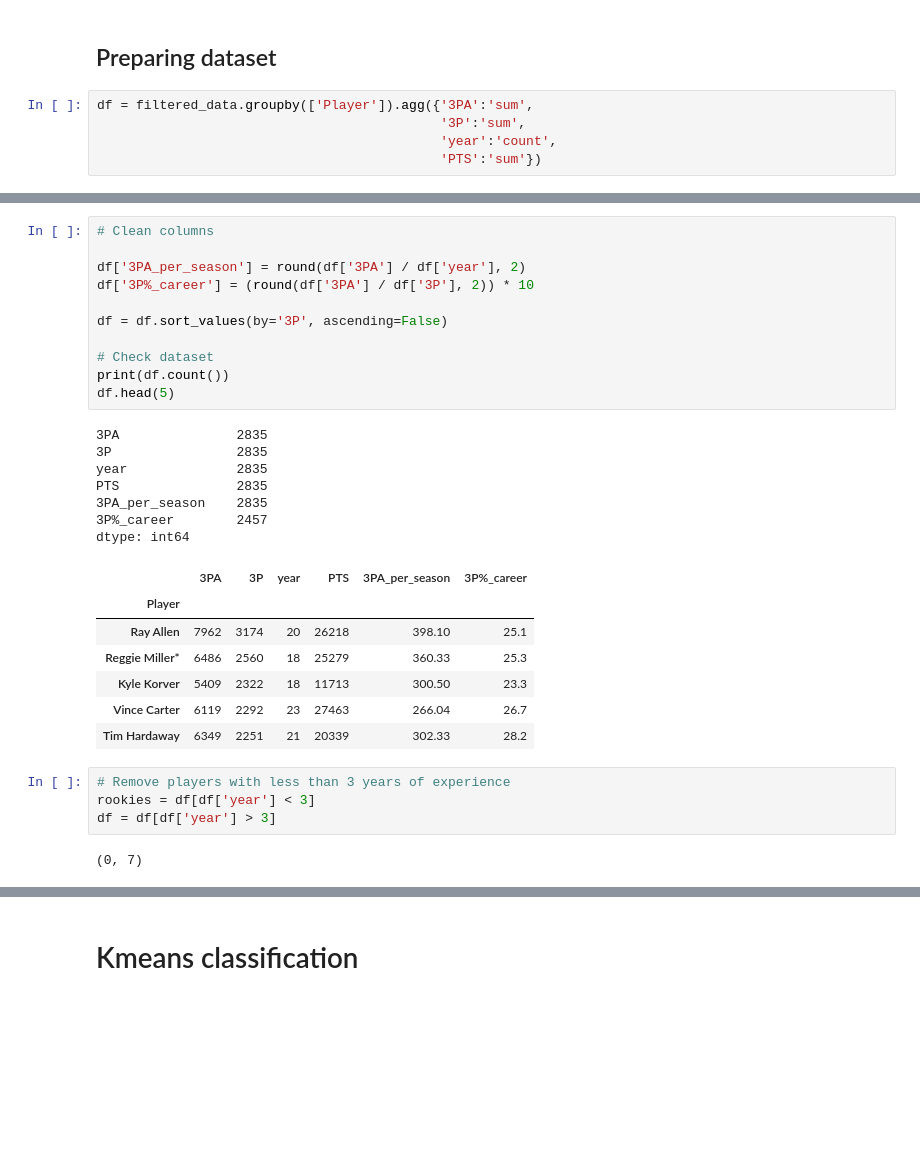
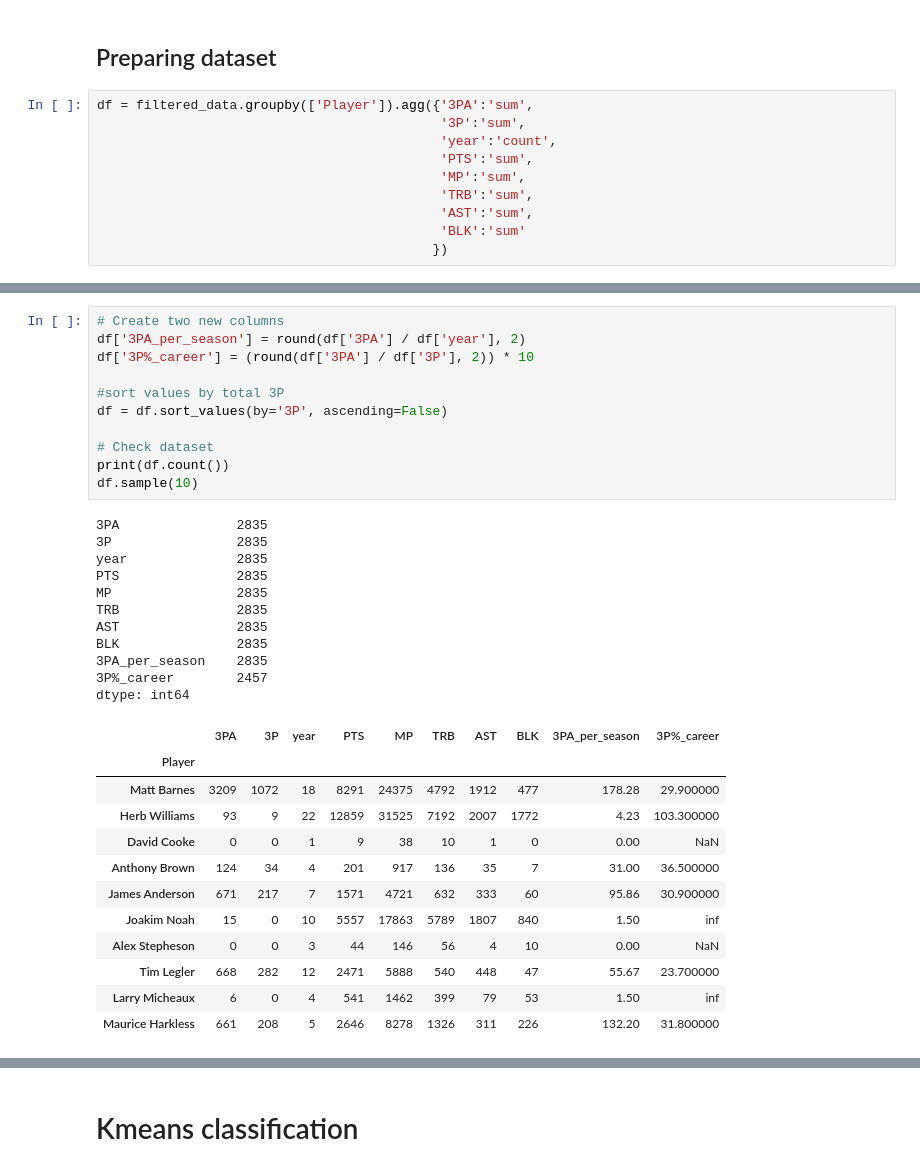
Before and after one commit to cmdelaserna/nba-models, a Jupyter notebook: nba-notebooks/RM-classification.ipynb, the cells around one changed output, grey strips where cells are left out. Drawn from its saved outputs; the diff is of its cells as text; blank space fills up the shorter version.

```diff
--- a/nba-notebooks/RM-classification.ipynb
+++ b/nba-notebooks/RM-classification.ipynb
@@ -101,4 +101,9 @@ from sklearn.cluster import KMeans
 df = filtered_data.groupby(['Player']).agg({'3PA':'sum',
                                             '3P':'sum',
                                             'year':'count',
-                                            'PTS':'sum'})
+                                            'PTS':'sum',
+                                            'MP':'sum',
+                                            'TRB':'sum',
+                                            'AST':'sum',
+                                            'BLK':'sum'
+                                           })
@@ -105,35 +125,38 @@ df = filtered_data.groupby(['Player']).agg({'3PA':'sum',
 # %%
-# Clean columns
-
+# Create two new columns
 df['3PA_per_season'] = round(df['3PA'] / df['year'], 2)
 df['3P%_career'] = (round(df['3PA'] / df['3P'], 2)) * 10
 
+#sort values by total 3P
 df = df.sort_values(by='3P', ascending=False)
 
 # Check dataset
 print(df.count())
-df.head(5)
+df.sample(10)
 # %% [output]
 3PA               2835
 3P                2835
 year              2835
 PTS               2835
+MP                2835
+TRB               2835
+AST               2835
+BLK               2835
 3PA_per_season    2835
 3P%_career        2457
 dtype: int64
-|  | 3PA | 3P | year | PTS | 3PA_per_season | 3P%_career |
-| Player |  |  |  |  |  |  |
-| Ray Allen | 7962 | 3174 | 20 | 26218 | 398.10 | 25.1 |
-| Reggie Miller* | 6486 | 2560 | 18 | 25279 | 360.33 | 25.3 |
-| Kyle Korver | 5409 | 2322 | 18 | 11713 | 300.50 | 23.3 |
-| Vince Carter | 6119 | 2292 | 23 | 27463 | 266.04 | 26.7 |
-| Tim Hardaway | 6349 | 2251 | 21 | 20339 | 302.33 | 28.2 |
+|  | 3PA | 3P | year | PTS | MP | TRB | AST | BLK | 3PA_per_season | 3P%_career |
+| Player |  |  |  |  |  |  |  |  |  |  |
+| Matt Barnes | 3209 | 1072 | 18 | 8291 | 24375 | 4792 | 1912 | 477 | 178.28 | 29.900000 |
+| Herb Williams | 93 | 9 | 22 | 12859 | 31525 | 7192 | 2007 | 1772 | 4.23 | 103.300000 |
+| David Cooke | 0 | 0 | 1 | 9 | 38 | 10 | 1 | 0 | 0.00 | NaN |
+| Anthony Brown | 124 | 34 | 4 | 201 | 917 | 136 | 35 | 7 | 31.00 | 36.500000 |
+| James Anderson | 671 | 217 | 7 | 1571 | 4721 | 632 | 333 | 60 | 95.86 | 30.900000 |
+| Joakim Noah | 15 | 0 | 10 | 5557 | 17863 | 5789 | 1807 | 840 | 1.50 | inf |
+| Alex Stepheson | 0 | 0 | 3 | 44 | 146 | 56 | 4 | 10 | 0.00 | NaN |
+| Tim Legler | 668 | 282 | 12 | 2471 | 5888 | 540 | 448 | 47 | 55.67 | 23.700000 |
+| Larry Micheaux | 6 | 0 | 4 | 541 | 1462 | 399 | 79 | 53 | 1.50 | inf |
+| Maurice Harkless | 661 | 208 | 5 | 2646 | 8278 | 1326 | 311 | 226 | 132.20 | 31.800000 |
-# %%
-# Remove players with less than 3 years of experience
-rookies = df[df['year'] < 3]
-df = df[df['year'] > 3]
-# %% [output]
-(0, 7)
 # %%
 # Replace inf values with nan
 df['3P%_career'] = df['3P%_career'].replace([np.inf, -np.inf], np.nan)
```
Also changed, not shown: parts of 10 cells of this notebook.
